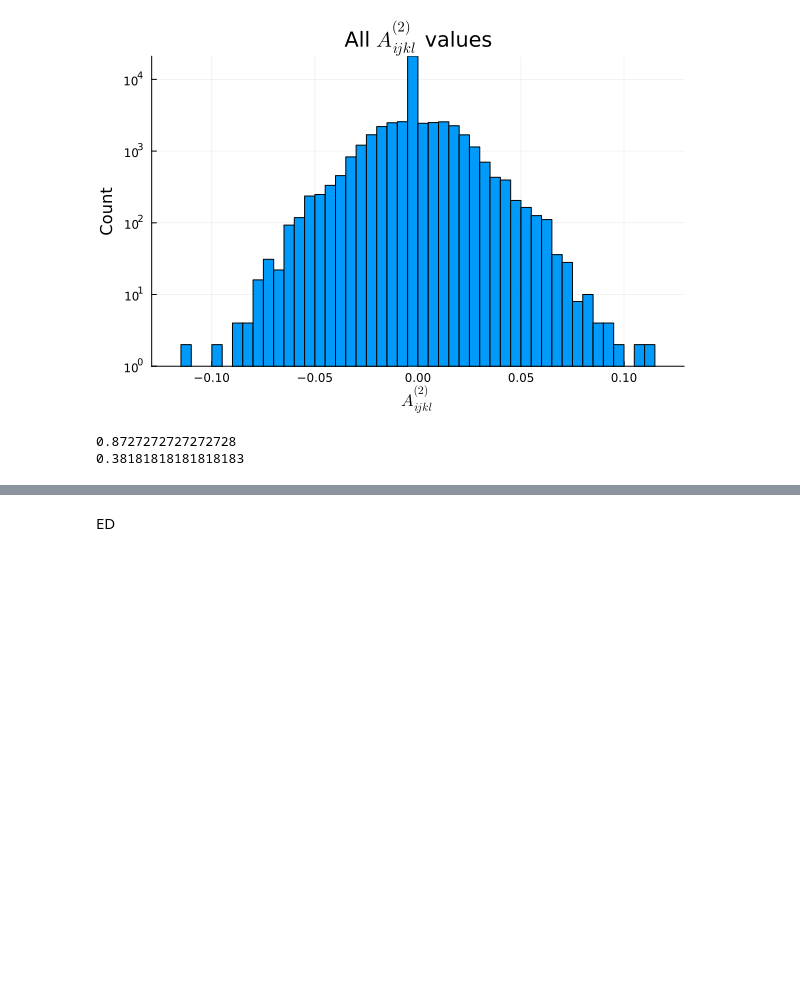
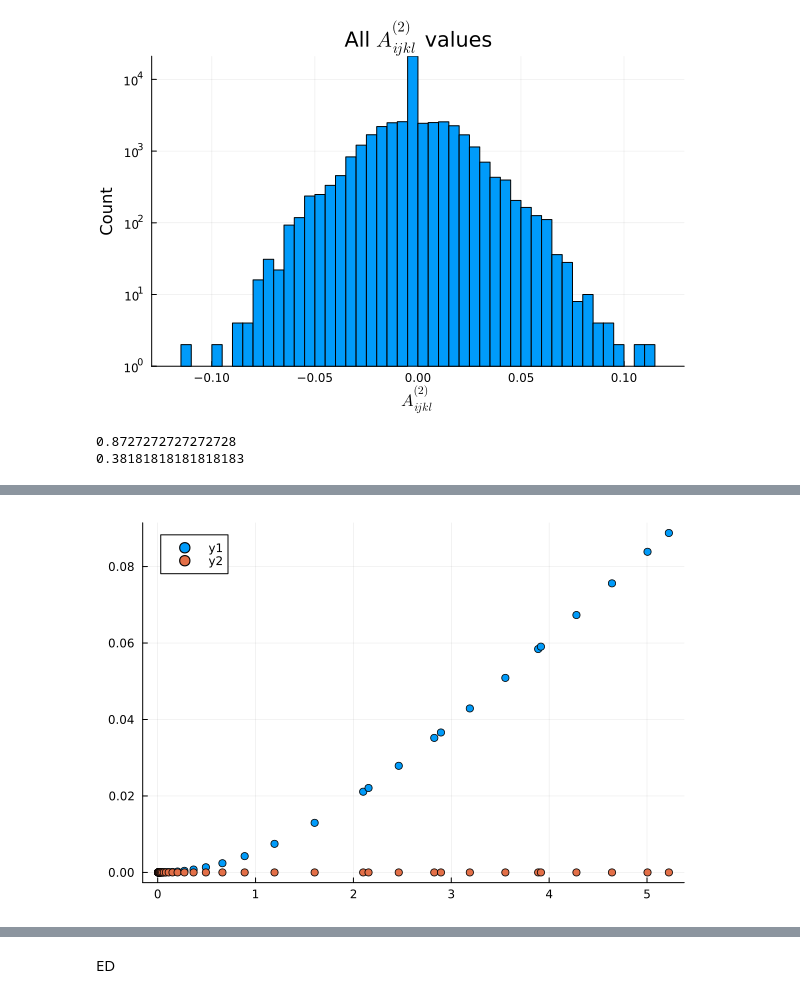
Before and after one commit to GoodStuff11/ML-signproblem, a Jupyter notebook: experimenting/ed/hubbard_ed2.ipynb, the cells around one changed output, grey strips where cells are left out. Drawn from its saved outputs; the diff is of its cells as text; code cells hidden in the pictures; blank space fills up the shorter version.

```diff
--- a/experimenting/ed/hubbard_ed2.ipynb
+++ b/experimenting/ed/hubbard_ed2.ipynb
@@ -135,0 +162,9 @@ state'*H2*state
+# %%
+include("utility_functions.jl")
+folder = raw"C:\Users\jonat\Downloads\N=3"
+# dict = load_saved_dict(joinpath(folder,"meta_data_and_E.jld2"))
+# load_saved_dict(joinpath(folder,"unitary_map_energy_N=3_300.jld2"))
+data = merge_jld2_folder(folder;
+    include_keys=["norm1_metrics", "loss_metrics", "labels"],
+    data_filter=[dic -> dic["labels"][1]["starting state"]["level"] == 58 && dic["labels"][1]["ending state"]["level"] == 58],
+    verbose=true)
@@ -143,7 +183,7 @@ dim = length(indexer.inv_comb_dict)
 vals = update_values(signs, ops_list, collect(keys(t_dict)),reduced, param_map)
 new_rows = []
 new_cols = []
-new_vals = []
+new_vals = ComplexF64[]
 for i in eachindex(vals)
     if !(vals[i] ≈ 0)
         push!(new_rows, rows[i])
@@ -151,8 +191,13 @@ for i in eachindex(vals)
         push!(new_vals, vals[i])
     end
 end
-x = make_hermitian(sparse(new_rows,new_cols, new_vals, dim, dim))
-x
+println(new_rows)
+println(new_cols)
+println(new_vals)
+println(Matrix(sparse(new_rows, new_cols, new_vals, dim, dim)))
+op = Matrix(make_hermitian(sparse(new_rows,new_cols, new_vals, dim, dim)))
+# op*ops[2] .- ops[2]*op
+sum(abs,ops[3]*op - op*ops[3])
 # for i in eachindex(rows)
 #     if rows[i] != cols[i] && !(x[cols[i], rows[i]] ≈ 0)
 #         println("Bad: $i $(x[cols[i], rows[i]]) $(x[rows[i], cols[i]])")
@@ -425,0 +429,10 @@ Dict{String, Any} with 6 entries:
+# %%
+folder = raw"C:\Users\jonat\Downloads\N=3"
+energy_meta_data_dict = load_saved_dict(joinpath(folder,"meta_data_and_E.jld2"))
+degen_rm_U = energy_meta_data_dict["degen_rm_U"]
+H = energy_meta_data_dict["H"]
+U_values = energy_meta_data_dict["meta_data"]["U_values"]
+# data = merge_jld2_folder(folder;
+#     include_keys=["norm1_metrics", "loss_metrics", "labels"],
+#     data_filter=[dic -> dic["labels"][1]["starting state"]["level"] == 58 && dic["labels"][1]["ending state"]["level"] == 58],
+#     verbose=true)
@@ -425,0 +457,14 @@ Dict{String, Any} with 6 entries:
+# %%
+p = scatter()
+for i=1:2
+losses = max.(abs.(reduce(hcat, data["loss_metrics"])'[:,i+1]),1e-9)
+norm_list = reduce(hcat, data["norm1_metrics"])'[:,i]
+_U_values = [U_values[data["labels"][i]["ending state"]["U index"]] for i in eachindex(data["labels"])]
+
+j = sortperm(_U_values)
+scatter!(p,_U_values[j], losses[j])
+
+end
+display(p)
+# %% [output]
+[figure, added]
```
Also changed, not shown: parts of 18 cells of this notebook, 5 other files.
